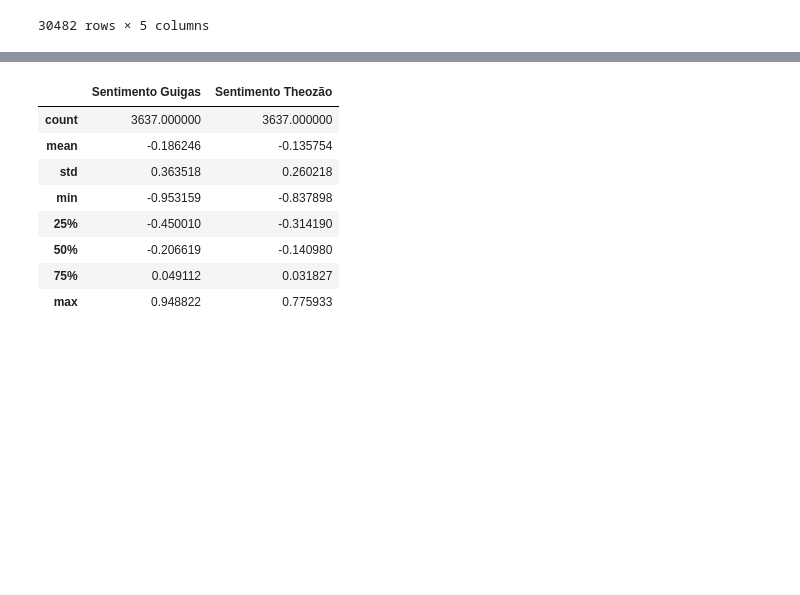
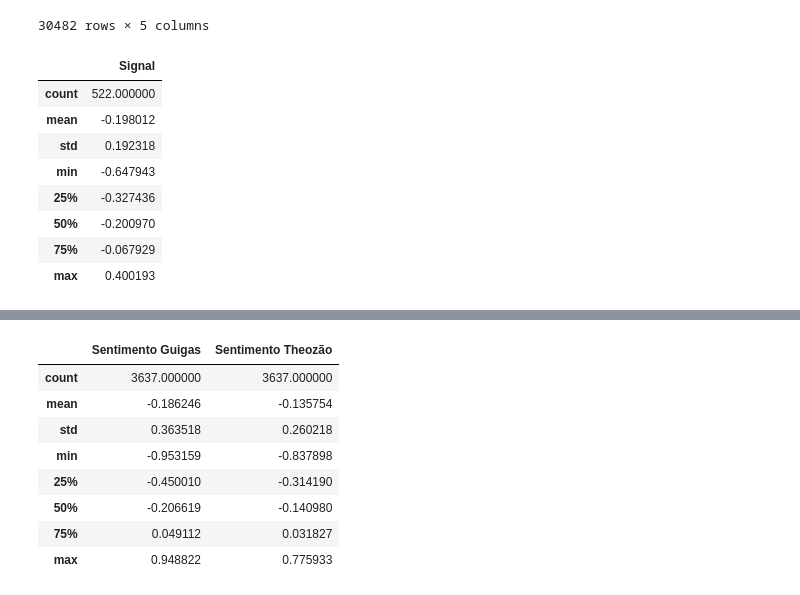
Before and after one commit to fea-dev-usp/quantamental-Dev_Wizards, a Jupyter notebook: Indice V1.ipynb, the cells around one changed output, grey strips where cells are left out. Saved outputs shown, nothing was run; the diff lists cells and outputs as text; code cells hidden in the pictures; blank space fills up the shorter version.

```diff
--- a/Indice V1.ipynb
+++ b/Indice V1.ipynb
@@ -42,15 +45,26 @@ for data in sent['Data'].unique():
 # %%
 import numpy as np
 import pandas as pd
 
+# Código Cálculo de Sentimentos
 def agg_score(group):
     if group['Sentimento'].nunique() > 1:
-        signal = group['score_signal'].sum() / group['score_mod'].sum()
+        signal = group['Score Signal'].sum() / group['Score Modificado'].sum()
         return signal
     else:
-        return group['score_signal'].mean()
+        return group['Score Signal'].mean()
 
-sent['score_mod'] = np.where(sent['Sentimento'] == "NEUTRAL", 0.5, 1) * sent['Score']
-sentimentos_df = sent.resample('W', on='Data').apply(agg_score).to_frame(name='signal')
+sent['Score Modificado'] = np.where(sent['Sentimento'] == "NEUTRAL", 0.5, 1) * sent['Score']
+sentimentos_df = sent.resample('W', on='Data').apply(agg_score).to_frame(name='Signal')
 
 sentimentos_df.describe()
+# %% [output]
+|  | Signal |
+| count | 522.000000 |
+| mean | -0.198012 |
+| std | 0.192318 |
+| min | -0.647943 |
+| 25% | -0.327436 |
+| 50% | -0.200970 |
+| 75% | -0.067929 |
+| max | 0.400193 |
```
Also changed, not shown: parts of 4 cells of this notebook.
